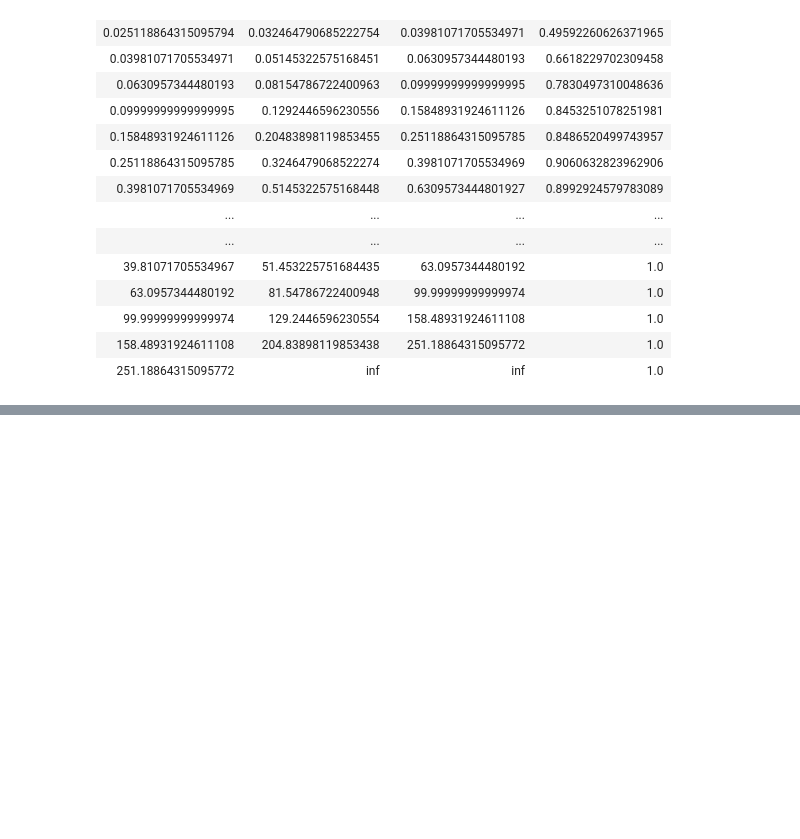
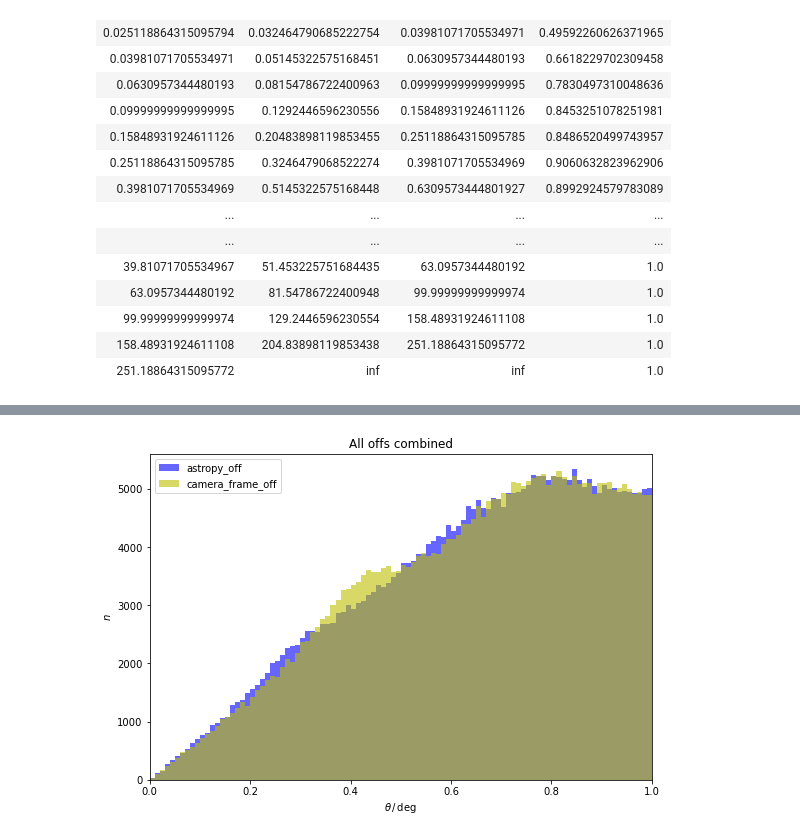
Before and after one commit to tudo-astroparticlephysics/LST_mono_analysis, a Jupyter notebook: notebooks/test.ipynb, the cells around one changed output, grey strips where cells are left out. Drawn from its saved outputs; the diff is of its cells as text; code cells hidden in the pictures; blank space fills up the shorter version.

```diff
--- a/notebooks/test.ipynb
+++ b/notebooks/test.ipynb
@@ -203,0 +262,27 @@ Index(['alt_tel', 'az_tel', 'calibration_id', 'concentration_cog',
+# %%
+# combine all 5 offs
+
+astropy_off = np.array(
+    theta_comp.loc[:, theta_comp.columns.str.startswith('astropy_off')]
+).ravel()
+camera_frame_off = np.array(
+    theta_comp.loc[:, theta_comp.columns.str.startswith('camera_frame_off')]
+).ravel()
+
+range=[0, 1]
+plt.hist(
+    astropy_off, range=range,
+    bins=100, histtype='bar', color='b', alpha=0.6, label='astropy_off'
+)
+plt.hist(
+    camera_frame_off, range=range,
+    bins=100, histtype='bar', color='y', alpha=0.6, label='camera_frame_off'
+)
+plt.xlim(range)
+plt.xlabel(r'$\theta \,/\, \mathrm{deg}$')
+plt.ylabel(r'$n$')
+plt.title('All offs combined')
+plt.legend()
+None
+# %% [output]
+[figure, added]
```
Also changed, not shown: parts of 9 cells of this notebook, 3 other files.
